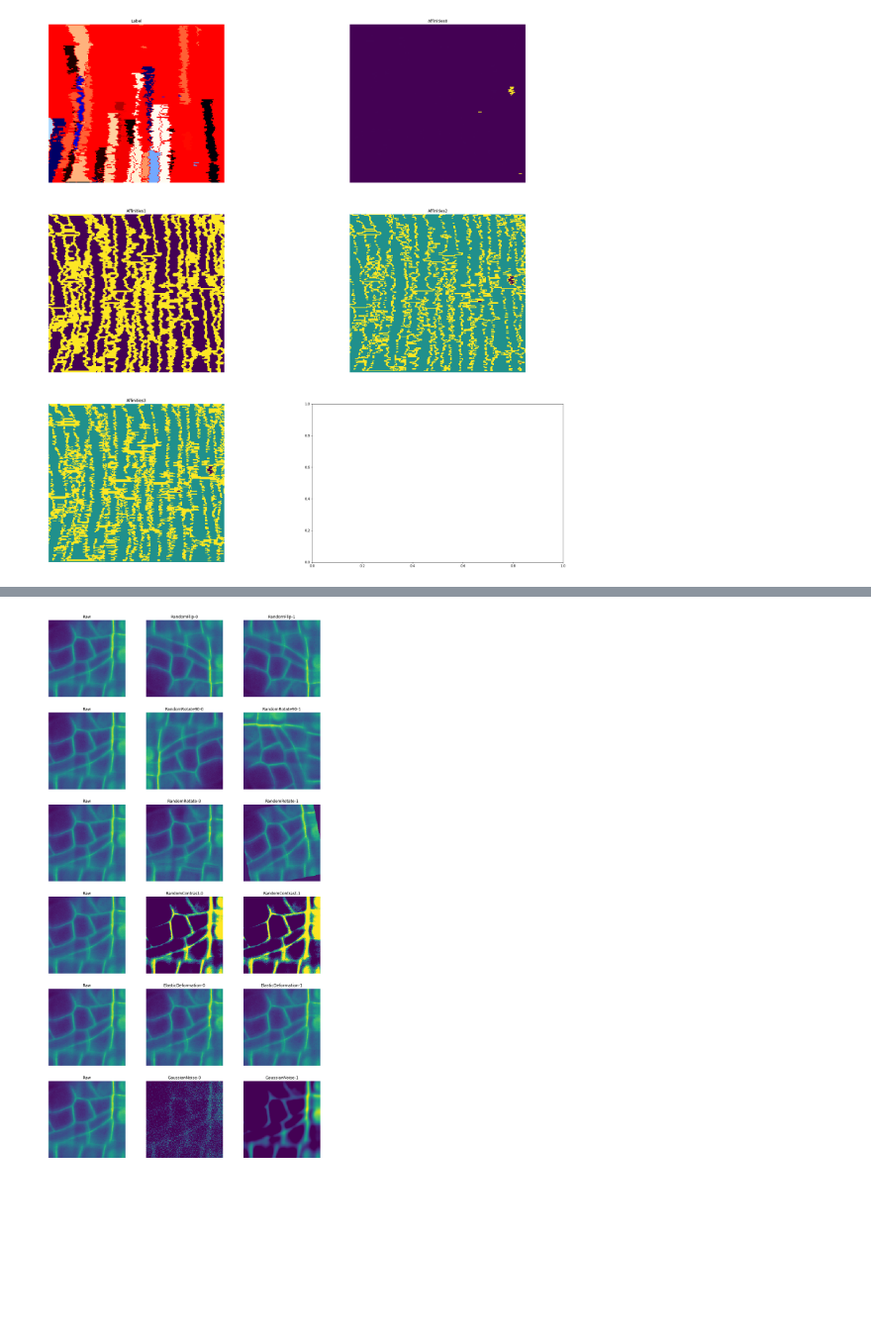
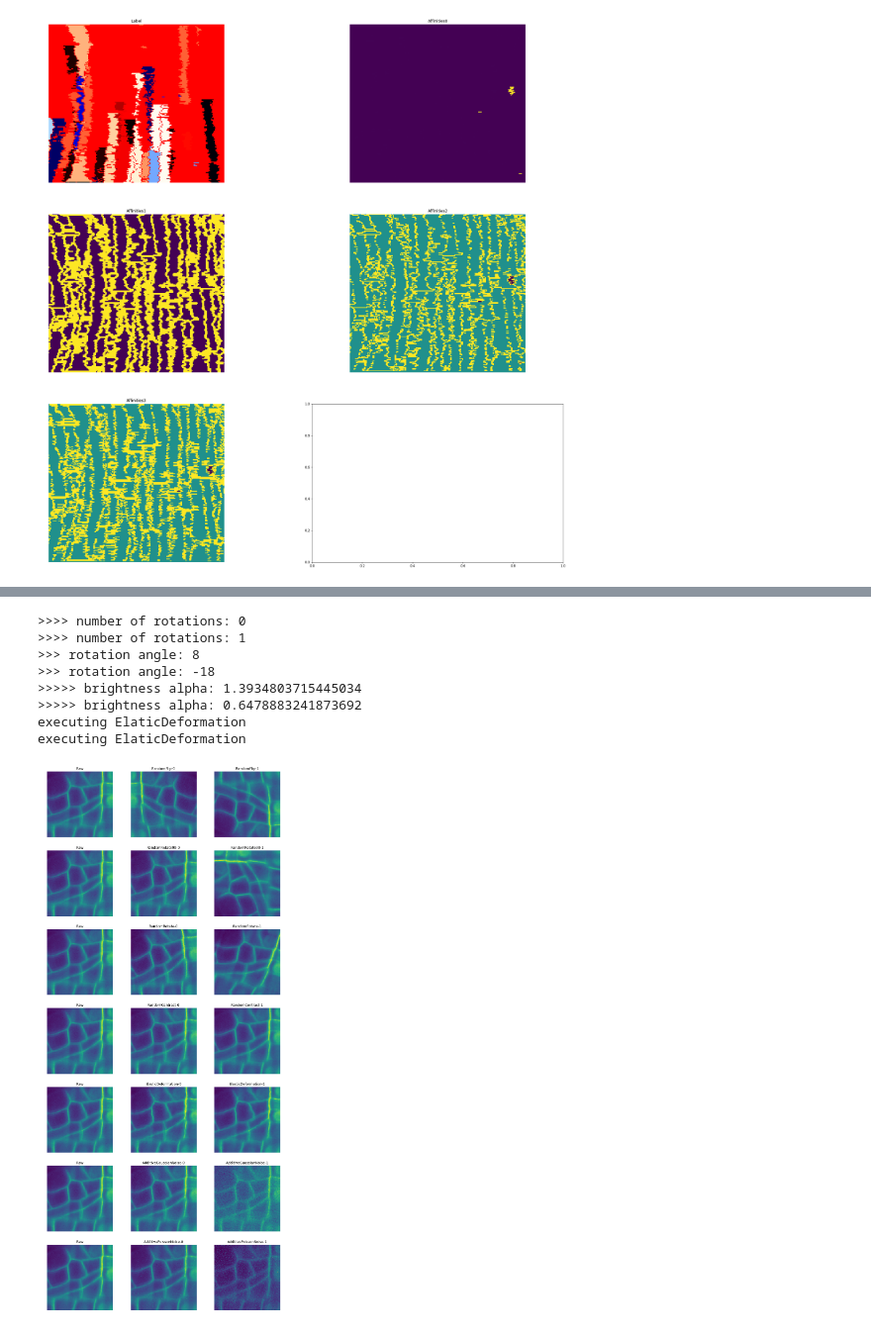
Before and after one commit to wolny/pytorch-3dunet, a Jupyter notebook: augment/transformer-test.ipynb, the cells around one changed output, grey strips where cells are left out. Shown at 99% size. Saved outputs shown, nothing was run; the diff lists cells and outputs as text; code cells hidden in the pictures; blank space fills up the shorter version.

```diff
--- a/augment/transformer-test.ipynb
+++ b/augment/transformer-test.ipynb
@@ -75,34 +75,42 @@ with h5py.File(path, 'r') as f:
 # %%
 # demo some of the augmentations
 rs = np.random.RandomState()
-raw_transformers = [RandomFlip(rs), RandomRotate90(rs), RandomRotate(rs, angle_spectrum=20), RandomContrast(rs, execution_probability=1.0), ElasticDeformation(rs, 3, alpha=20, sigma=3), GaussianNoise(rs, max_sigma=2)]
+raw_transformers = [RandomFlip(rs), RandomRotate90(rs), RandomRotate(rs, angle_spectrum=20, axes=[(2, 1)], mode='reflect'), RandomContrast(rs, alpha=(0.5, 1.5), execution_probability=1.0), ElasticDeformation(rs, 3, alpha=20, sigma=3, execution_probability=1.0), AdditiveGaussianNoise(rs, scale=(0.0, 0.5)), AdditivePoissonNoise(rs)]
 
 with h5py.File(path, 'r') as f:
     raw = f['raw'][...]
     mid_z = raw.shape[0] // 2
     raw = Normalize(np.mean(raw), np.std(raw))(raw)
     label = f['label'][...]
 
     # show transforms
     fig, axes = plt.subplots(len(raw_transformers), 3, figsize=(15, len(raw_transformers) * 5))
     ax = axes.ravel()
 
     for t, i in enumerate(range(0, 3 * len(raw_transformers), 3)):
         transformer = raw_transformers[t]
         ax[i].set_title('Raw')
         ax[i].imshow(raw[mid_z, ...])
         ax[i].set_axis_off()
 
         # show boundary for the 1st offset
         ax[i+1].set_title(f'{type(transformer).__name__}-0')
         aug = transformer(raw)
         ax[i+1].imshow(aug[mid_z, ...])
         ax[i+1].set_axis_off()
 
         # show boundary for the 4th offset
         ax[i+2].set_title(f'{type(transformer).__name__}-1')
         aug = transformer(raw)
         ax[i+2].imshow(aug[mid_z, ...])
         ax[i+2].set_axis_off()
 # %% [output]
+>>>> number of rotations: 0
+>>>> number of rotations: 1
+>>> rotation angle: 8
+>>> rotation angle: -18
+>>>>> brightness alpha: 1.3934803715445034
+>>>>> brightness alpha: 0.6478883241873692
+executing ElaticDeformation
+executing ElaticDeformation
-[figure, old version]
+[figure, new version]
```
Also changed, not shown: parts of 2 cells of this notebook, 6 other files.
